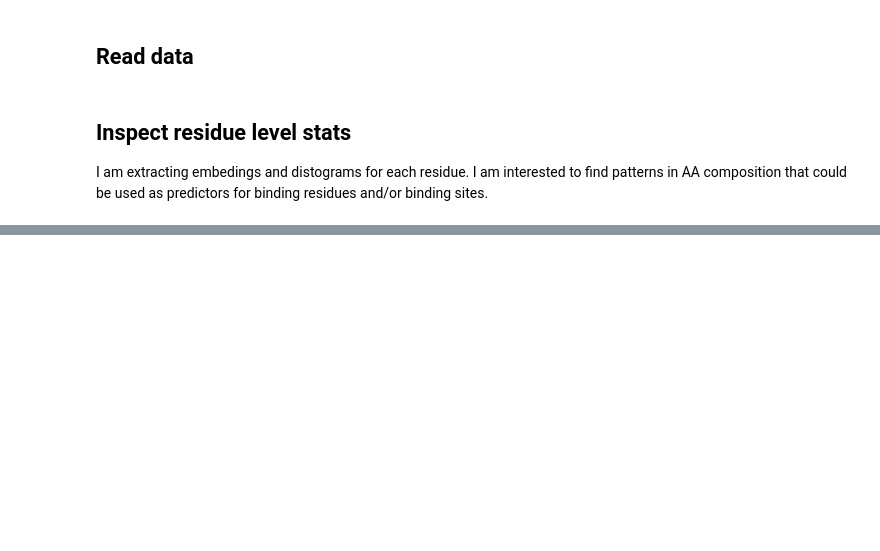
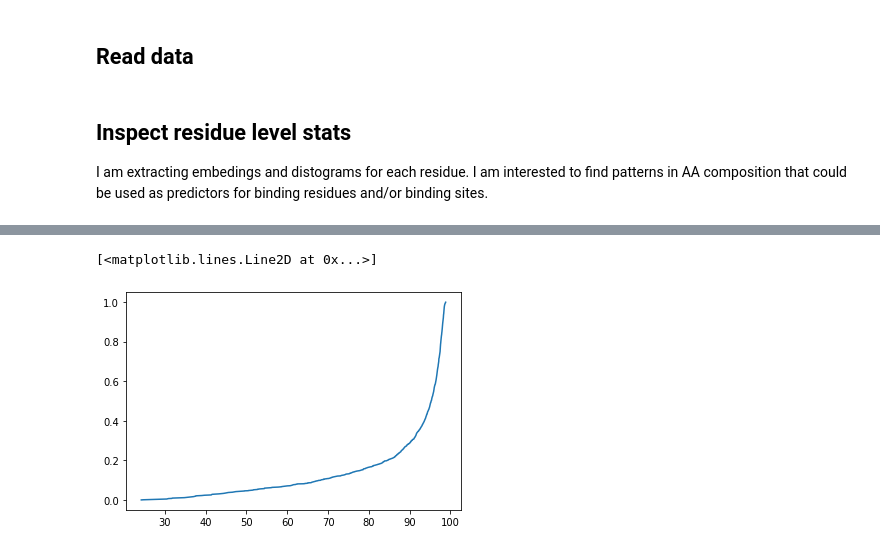
Before and after one commit to gtsitsiridis/bind-af2-embed, a Jupyter notebook: notebooks/visualize_data_4.ipynb, the cells around one changed output, grey strips where cells are left out. Cells and saved outputs as stored; diff of their text form; code cells hidden in the pictures; blank space fills up the shorter version.

```diff
--- a/notebooks/visualize_data_4.ipynb
+++ b/notebooks/visualize_data_4.ipynb
@@ -45,0 +102,6 @@ Distogram length is different for id: C8BD48. Seq length: 99, Distogram length:
+# %%
+a = np.sort(long_df.groupby('protein_id')['plddt'].mean())
+plt.plot(a, np.linspace(0, 1, len(a), endpoint=False))bb
+# %% [output]
+[<matplotlib.lines.Line2D at 0x...>]
+[figure, added]
```
Also changed, not shown: parts of 14 cells of this notebook, 5 other files.
